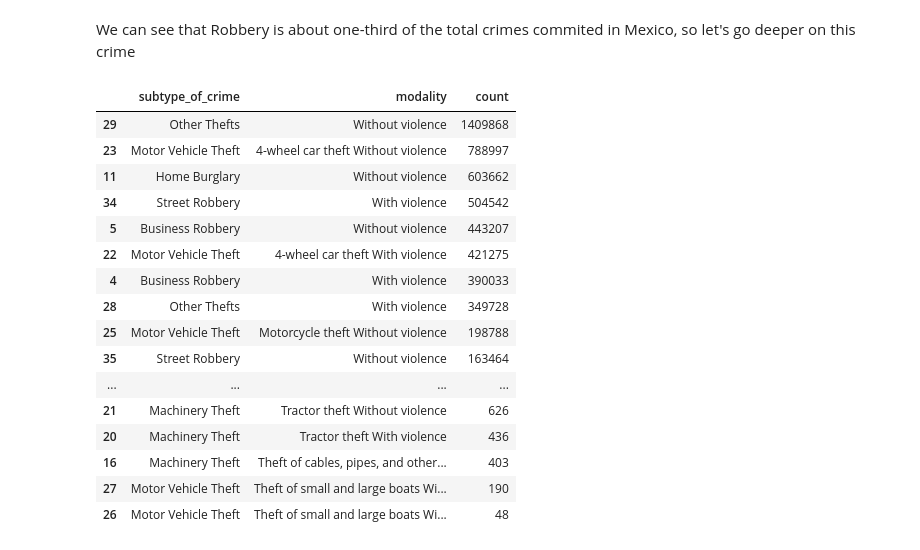
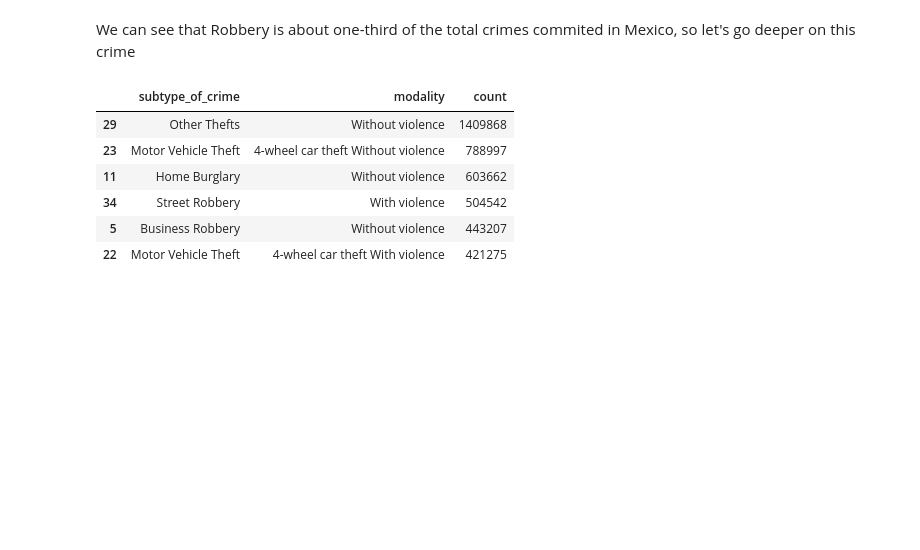
Before and after one commit to AlanSoloR/Portfolio, a Jupyter notebook: DataExplorationAndVisual.ipynb, the cells around one changed output. Cells and saved outputs as stored; diff of their text form; code cells hidden in the pictures; blank space fills up the shorter version.

Commit message:
Analysis with tables

```diff
--- a/DataExplorationAndVisual.ipynb
+++ b/DataExplorationAndVisual.ipynb
@@ -92,22 +92,12 @@ top_3_crimes
 We can see that Robbery is about one-third of the total crimes commited in Mexico, so let's go deeper on this crime
 # %%
 robbery_subtypes = crimes_in_mexico[crimes_in_mexico['type_of_crime'] == 'Robbery']
-robbery_subtypes[['subtype_of_crime','count','modality']].groupby(['subtype_of_crime','modality']).sum().reset_index().sort_values(by='count',ascending=False)[:5]
+robbery_subtypes[['subtype_of_crime','count','modality']].groupby(['subtype_of_crime','modality']).sum().reset_index().sort_values(by='count',ascending=False)[:6]
 # %% [output]
 |  | subtype_of_crime | modality | count |
 | 29 | Other Thefts | Without violence | 1409868 |
 | 23 | Motor Vehicle Theft | 4-wheel car theft Without violence | 788997 |
 | 11 | Home Burglary | Without violence | 603662 |
 | 34 | Street Robbery | With violence | 504542 |
 | 5 | Business Robbery | Without violence | 443207 |
 | 22 | Motor Vehicle Theft | 4-wheel car theft With violence | 421275 |
-| 4 | Business Robbery | With violence | 390033 |
-| 28 | Other Thefts | With violence | 349728 |
-| 25 | Motor Vehicle Theft | Motorcycle theft Without violence | 198788 |
-| 35 | Street Robbery | Without violence | 163464 |
-| ... | ... | ... | ... |
-| 21 | Machinery Theft | Tractor theft Without violence | 626 |
-| 20 | Machinery Theft | Tractor theft With violence | 436 |
-| 16 | Machinery Theft | Theft of cables, pipes, and other... | 403 |
-| 27 | Motor Vehicle Theft | Theft of small and large boats Wi... | 190 |
-| 26 | Motor Vehicle Theft | Theft of small and large boats Wi... | 48 |
```
